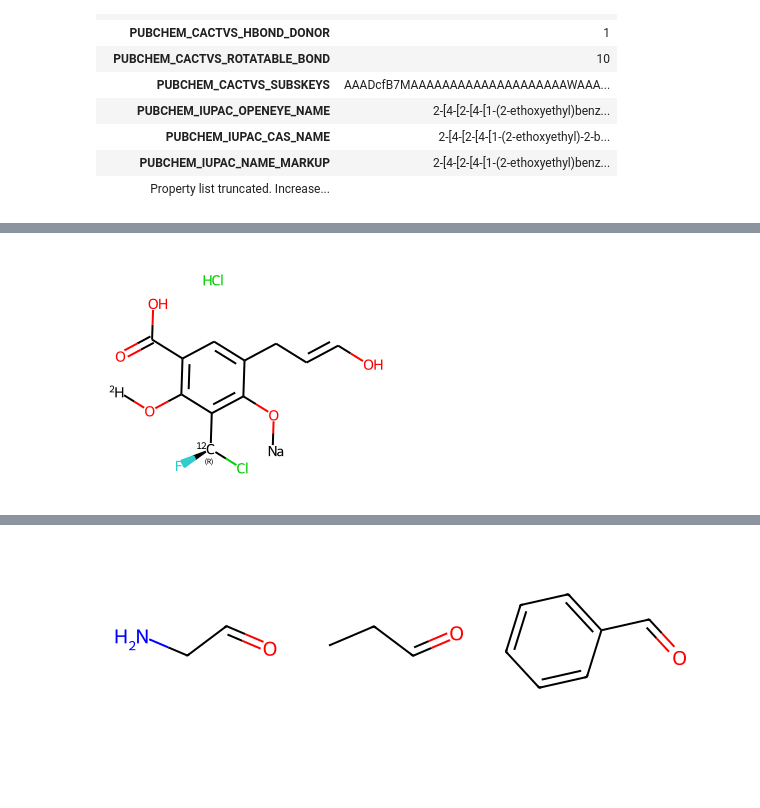
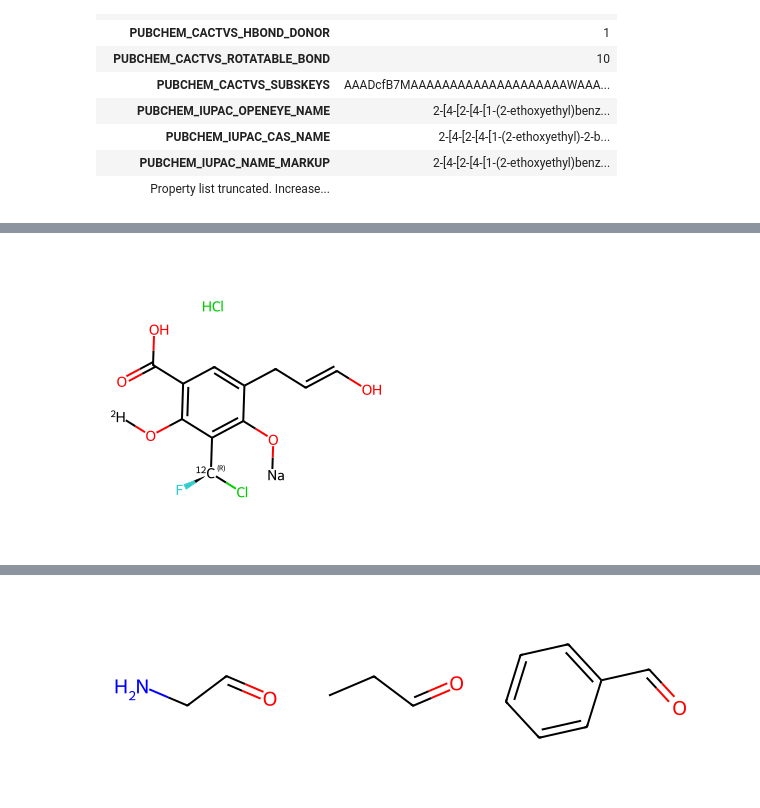
Before and after one commit to rdkit/UGM_2023, a Jupyter notebook: Notebooks/Landrum_WhatsNew.ipynb, the cells around one changed output, grey strips where cells are left out. Cells and saved outputs as stored; diff of their text form; code cells hidden in the pictures; blank space fills up the shorter version.

```diff
--- a/Notebooks/Landrum_WhatsNew.ipynb
+++ b/Notebooks/Landrum_WhatsNew.ipynb
@@ -143,0 +358,4 @@ print(rdkit.__version__)
+# %%
+IPythonConsole.molSize = 450,450
+IPythonConsole.drawOptions.addStereoAnnotation = True
+mols[0]
@@ -143,0 +377,8 @@ print(rdkit.__version__)
+# %%
+from rdkit import RDConfig
+import os
+IPythonConsole.molSize = 250,250
+
+fn = os.path.join(RDConfig.RDBaseDir,'Code','GraphMol','MarvinParse','test_data','aspirin.mrv')
+mol = Chem.MolFromMrvFile(fn)
+mol
@@ -281,9 +713,10 @@ Here's a silly example
 # %%
 from rdkit.Chem.MolStandardize import rdMolStandardize
 from rdkit import RDLogger
 # the standardization code is verbose... disable that
 RDLogger.DisableLog('rdApp.info')
+IPythonConsole.molSize = 300,300
 msm1 = Chem.MolFromSmiles('[Na]Oc1c([12C@H](F)Cl)c(O[2H])c(C(=O)O)cc1CC=CO.Cl')
 msm1
 # %% [output]
-[figure, old version]
+[figure, new version]
```
Also changed, not shown: parts of 140 cells of this notebook, 1 other file.
